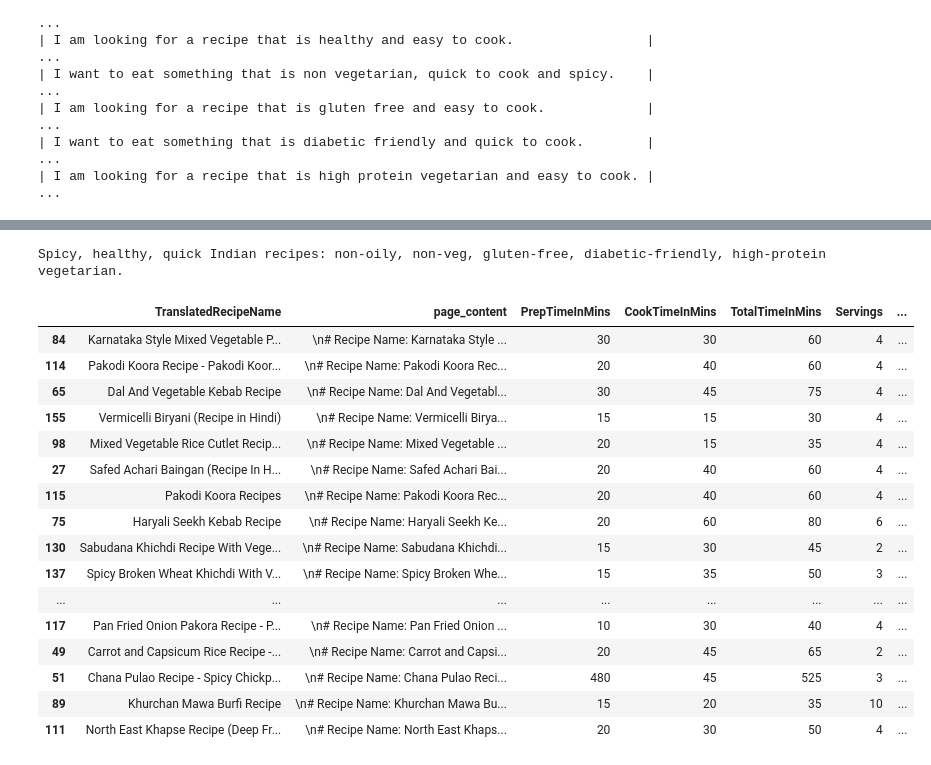
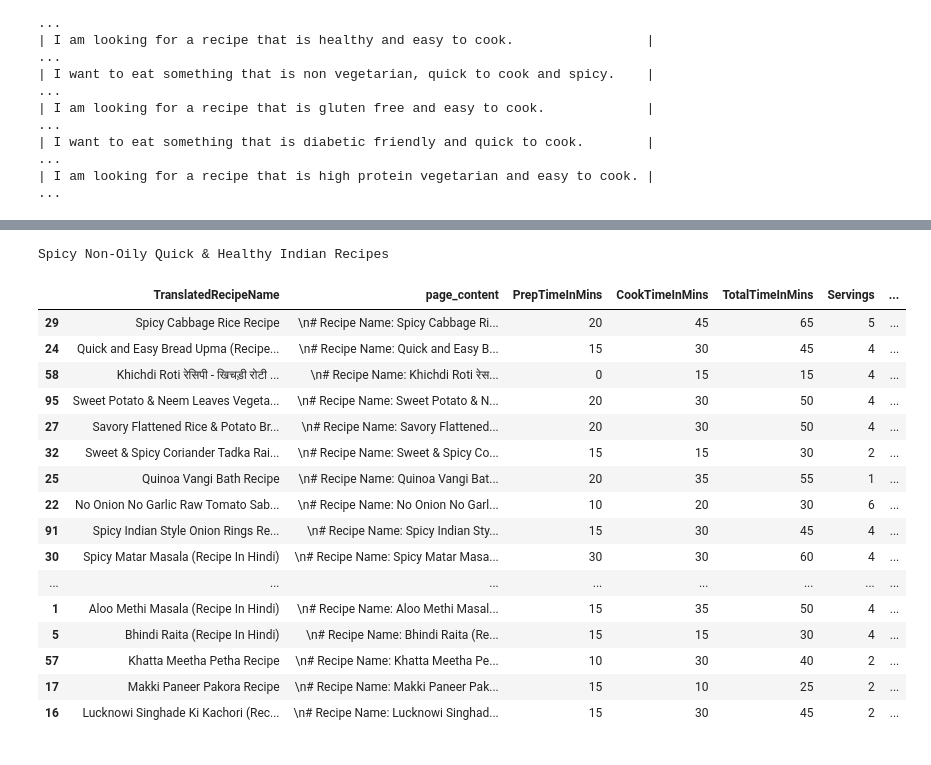
Before and after one commit to gauravkhapekar/GenAIEngineering-Cohort1, a Jupyter notebook: Week5/ChatAssistant.ipynb, the cells around one changed output, grey strips where cells are left out. Cells and saved outputs as stored; diff of their text form; code cells hidden in the pictures.

```diff
--- a/Week5/ChatAssistant.ipynb
+++ b/Week5/ChatAssistant.ipynb
@@ -885,49 +857,49 @@ By systematically evaluating both retrieval and generation, developers can build
 # %%
 # LLM as a Judge
 
 # print(chat_history)
 
 all_user_context = '\n'.join(user_test_messages)
 
 _query = rewrite_query(
     all_user_context,
     model
 )
 
 print(_query)
 
 results = search(
     all_user_context,
     model,
     vector_store_unchunked,
-    model_64,
+    model_768,
     n_results=50,
     similarity_threshold=0.0,
     flag_rewrite_query=True,
     flag_ai_metadata=True,
     flag_break_query=True,
     flag_rerank_results=True,
 )
 results
 # %% [output]
-Spicy, healthy, quick Indian recipes: non-oily, non-veg, gluten-free, diabetic-friendly, high-protein vegetarian.
+Spicy Non-Oily Quick & Healthy Indian Recipes
 |  | TranslatedRecipeName | page_content | PrepTimeInMins | CookTimeInMins | TotalTimeInMins | Servings | ... |
-| 84 | Karnataka Style Mixed Vegetable P... | \n# Recipe Name: Karnataka Style ... | 30 | 30 | 60 | 4 | ... |
-| 114 | Pakodi Koora Recipe - Pakodi Koor... | \n# Recipe Name: Pakodi Koora Rec... | 20 | 40 | 60 | 4 | ... |
-| 65 | Dal And Vegetable Kebab Recipe | \n# Recipe Name: Dal And Vegetabl... | 30 | 45 | 75 | 4 | ... |
-| 155 | Vermicelli Biryani (Recipe in Hindi) | \n# Recipe Name: Vermicelli Birya... | 15 | 15 | 30 | 4 | ... |
-| 98 | Mixed Vegetable Rice Cutlet Recip... | \n# Recipe Name: Mixed Vegetable ... | 20 | 15 | 35 | 4 | ... |
-| 27 | Safed Achari Baingan (Recipe In H... | \n# Recipe Name: Safed Achari Bai... | 20 | 40 | 60 | 4 | ... |
-| 115 | Pakodi Koora Recipes | \n# Recipe Name: Pakodi Koora Rec... | 20 | 40 | 60 | 4 | ... |
-| 75 | Haryali Seekh Kebab Recipe | \n# Recipe Name: Haryali Seekh Ke... | 20 | 60 | 80 | 6 | ... |
-| 130 | Sabudana Khichdi Recipe With Vege... | \n# Recipe Name: Sabudana Khichdi... | 15 | 30 | 45 | 2 | ... |
-| 137 | Spicy Broken Wheat Khichdi With V... | \n# Recipe Name: Spicy Broken Whe... | 15 | 35 | 50 | 3 | ... |
+| 29 | Spicy Cabbage Rice Recipe | \n# Recipe Name: Spicy Cabbage Ri... | 20 | 45 | 65 | 5 | ... |
+| 24 | Quick and Easy Bread Upma (Recipe... | \n# Recipe Name: Quick and Easy B... | 15 | 30 | 45 | 4 | ... |
+| 58 | Khichdi Roti रेसिपी - खिचड़ी रोटी ... | \n# Recipe Name: Khichdi Roti रेस... | 0 | 15 | 15 | 4 | ... |
+| 95 | Sweet Potato & Neem Leaves Vegeta... | \n# Recipe Name: Sweet Potato & N... | 20 | 30 | 50 | 4 | ... |
+| 27 | Savory Flattened Rice & Potato Br... | \n# Recipe Name: Savory Flattened... | 20 | 30 | 50 | 4 | ... |
+| 32 | Sweet & Spicy Coriander Tadka Rai... | \n# Recipe Name: Sweet & Spicy Co... | 15 | 15 | 30 | 2 | ... |
+| 25 | Quinoa Vangi Bath Recipe | \n# Recipe Name: Quinoa Vangi Bat... | 20 | 35 | 55 | 1 | ... |
+| 22 | No Onion No Garlic Raw Tomato Sab... | \n# Recipe Name: No Onion No Garl... | 10 | 20 | 30 | 6 | ... |
+| 91 | Spicy Indian Style Onion Rings Re... | \n# Recipe Name: Spicy Indian Sty... | 15 | 30 | 45 | 4 | ... |
+| 30 | Spicy Matar Masala (Recipe In Hindi) | \n# Recipe Name: Spicy Matar Masa... | 30 | 30 | 60 | 4 | ... |
 | ... | ... | ... | ... | ... | ... | ... | ... |
-| 117 | Pan Fried Onion Pakora Recipe - P... | \n# Recipe Name: Pan Fried Onion ... | 10 | 30 | 40 | 4 | ... |
-| 49 | Carrot and Capsicum Rice Recipe -... | \n# Recipe Name: Carrot and Capsi... | 20 | 45 | 65 | 2 | ... |
-| 51 | Chana Pulao Recipe - Spicy Chickp... | \n# Recipe Name: Chana Pulao Reci... | 480 | 45 | 525 | 3 | ... |
-| 89 | Khurchan Mawa Burfi Recipe | \n# Recipe Name: Khurchan Mawa Bu... | 15 | 20 | 35 | 10 | ... |
-| 111 | North East Khapse Recipe (Deep Fr... | \n# Recipe Name: North East Khaps... | 20 | 30 | 50 | 4 | ... |
+| 1 | Aloo Methi Masala (Recipe In Hindi) | \n# Recipe Name: Aloo Methi Masal... | 15 | 35 | 50 | 4 | ... |
+| 5 | Bhindi Raita (Recipe In Hindi) | \n# Recipe Name: Bhindi Raita (Re... | 15 | 15 | 30 | 4 | ... |
+| 57 | Khatta Meetha Petha Recipe | \n# Recipe Name: Khatta Meetha Pe... | 10 | 30 | 40 | 2 | ... |
+| 17 | Makki Paneer Pakora Recipe | \n# Recipe Name: Makki Paneer Pak... | 15 | 10 | 25 | 2 | ... |
+| 16 | Lucknowi Singhade Ki Kachori (Rec... | \n# Recipe Name: Lucknowi Singhad... | 15 | 30 | 45 | 2 | ... |
 # %%
 context = '\n---\n'.join(as_cards(results))
 
```
Also changed, not shown: parts of 9 cells of this notebook, 1 other file.
